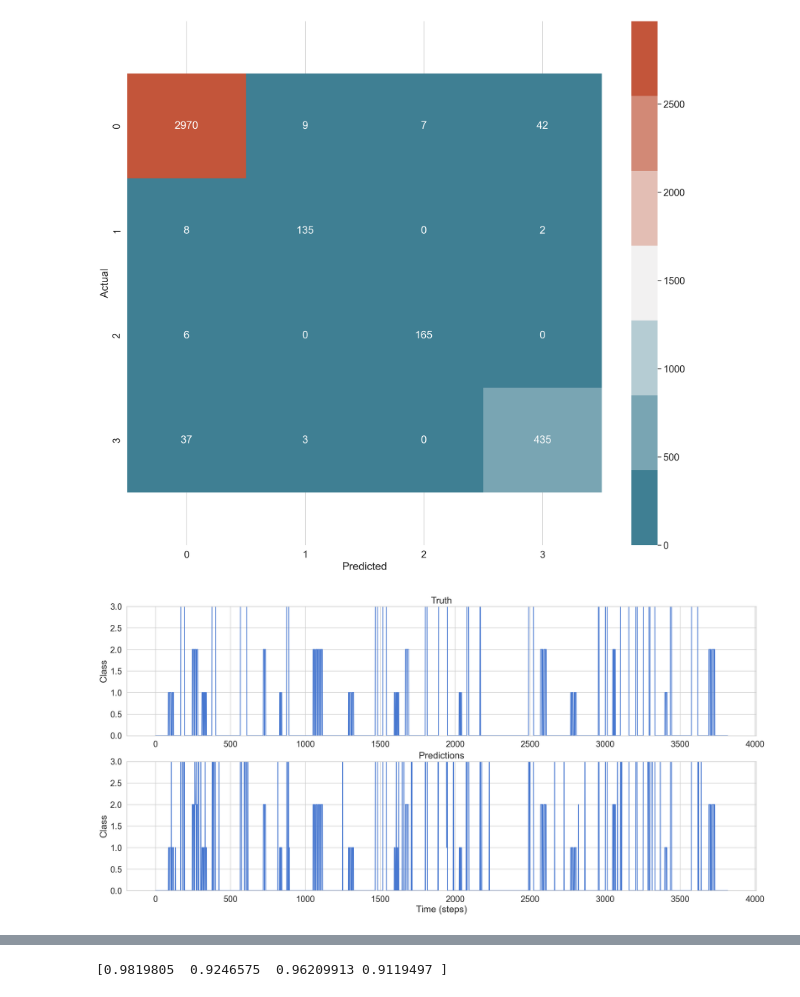
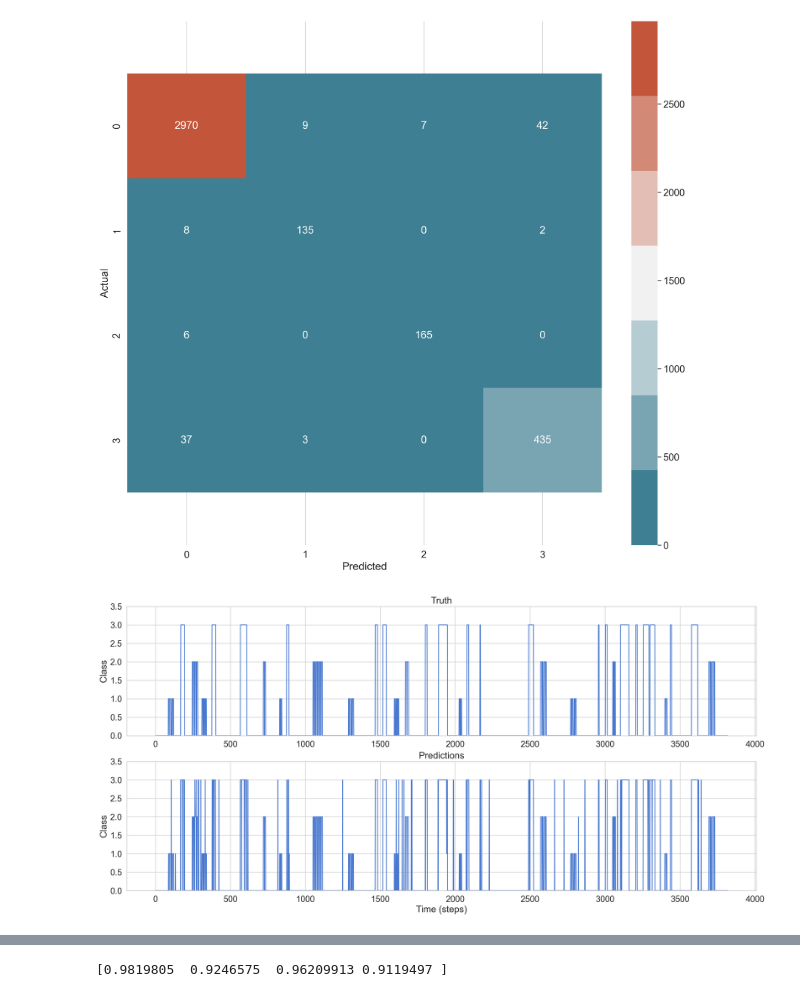
Before and after one commit to MoreBangForYourBuck/c2_competition, a Jupyter notebook: tensorflow_bi_LSTM.ipynb, the cells around one changed output, grey strips where cells are left out. Cells and saved outputs as stored; diff of their text form; code cells hidden in the pictures.

```diff
--- a/tensorflow_bi_LSTM.ipynb
+++ b/tensorflow_bi_LSTM.ipynb
@@ -481,19 +481,19 @@ plot_cm(
 # %%
 def plot_pred(y_true, y_pred):
   fig, ax = plt.subplots(2)
 
   ax[0].plot(range(0,len(y_pred)), y_true)
   ax[0].set_title('Truth')
   ax[0].set_ylabel('Class')
-  ax[0].set_ylim(0, 3) # update the ylim(bottom, top) values
+  ax[0].set_ylim(0, 3.5) # update the ylim(bottom, top) values
 
   ax[1].plot(range(0,len(y_pred)), y_pred)
   ax[1].set_title('Predictions')
   ax[1].set_ylabel('Class')
   ax[1].set_xlabel('Time (steps)')
-  ax[1].set_ylim(0, 3) # update the ylim(bottom, top) values
+  ax[1].set_ylim(0, 3.5) # update the ylim(bottom, top) values
   plt.show() # ta-da!
 
 plot_pred(enc.inverse_transform(y_val), enc.inverse_transform(y_pred))
 # %% [output]
-[figure, old version]
+[figure, new version]
```
Also changed, not shown: parts of 12 cells of this notebook.
